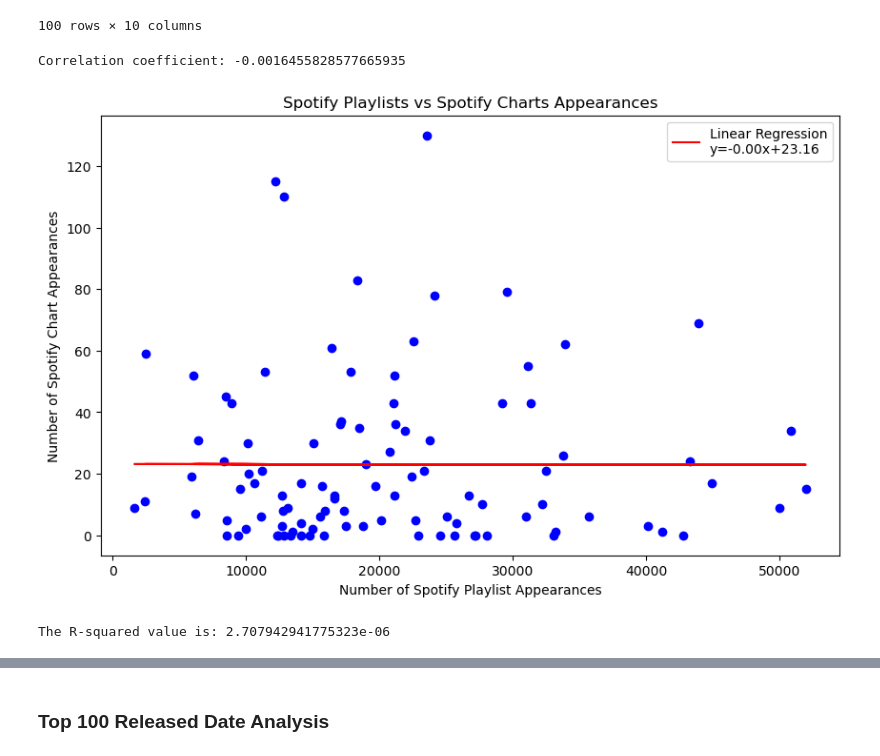
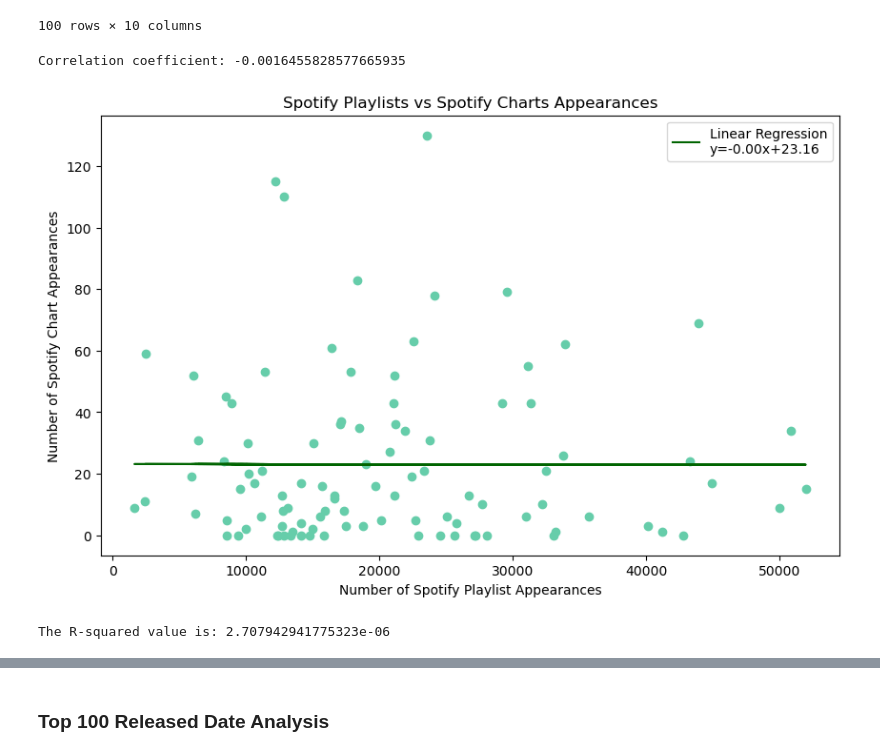
Before and after one commit to luisrodriguezror/project1, a Jupyter notebook: Final_Code.ipynb, the cells around one changed output, grey strips where cells are left out. Cells and saved outputs as stored; diff of their text form; code cells hidden in the pictures.

```diff
--- a/Final_Code.ipynb
+++ b/Final_Code.ipynb
@@ -253,33 +253,33 @@ charts_vs_playlists
 # %%
 # Calculate the correlation coefficient
 correlation_coefficient, _ = st.pearsonr(charts_vs_playlists['in_spotify_playlists'], charts_vs_playlists['in_spotify_charts'])
 print(f"Correlation coefficient: {correlation_coefficient}")
 
 # Calculate the linear regression model parameters
 slope, intercept, r_value, p_value, std_err = st.linregress(charts_vs_playlists['in_spotify_playlists'], charts_vs_playlists['in_spotify_charts'])
 
 # Generate regression values for line of best fit
 regression_values = charts_vs_playlists['in_spotify_playlists'] * slope + intercept
 
 # Create scatter plot
 plt.figure(figsize=(10, 6))
-plt.scatter(charts_vs_playlists['in_spotify_playlists'], charts_vs_playlists['in_spotify_charts'], color='blue')
+plt.scatter(charts_vs_playlists['in_spotify_playlists'], charts_vs_playlists['in_spotify_charts'], color='mediumaquamarine')
 
 # Plot the regression line
-plt.plot(charts_vs_playlists['in_spotify_playlists'], regression_values, color='red', label=f'Linear Regression\ny={slope:.2f}x+{intercept:.2f}')
+plt.plot(charts_vs_playlists['in_spotify_playlists'], regression_values, color='darkgreen', label=f'Linear Regression\ny={slope:.2f}x+{intercept:.2f}')
 plt.title('Spotify Playlists vs Spotify Charts Appearances')
 plt.xlabel('Number of Spotify Playlist Appearances')
 plt.ylabel('Number of Spotify Chart Appearances')
 plt.legend()
 
 # Show plot
 plt.show()
 
 # Optionally print the r-squared value to see how well our model fits the data
 print(f"The R-squared value is: {r_value**2}")
 # %% [output]
 Correlation coefficient: -0.0016455828577665935
-[figure, old version]
+[figure, new version]
 The R-squared value is: 2.707942941775323e-06
 # %%
 # Calculate the correlation coefficient
```
Also changed, not shown: parts of 2 cells of this notebook.
